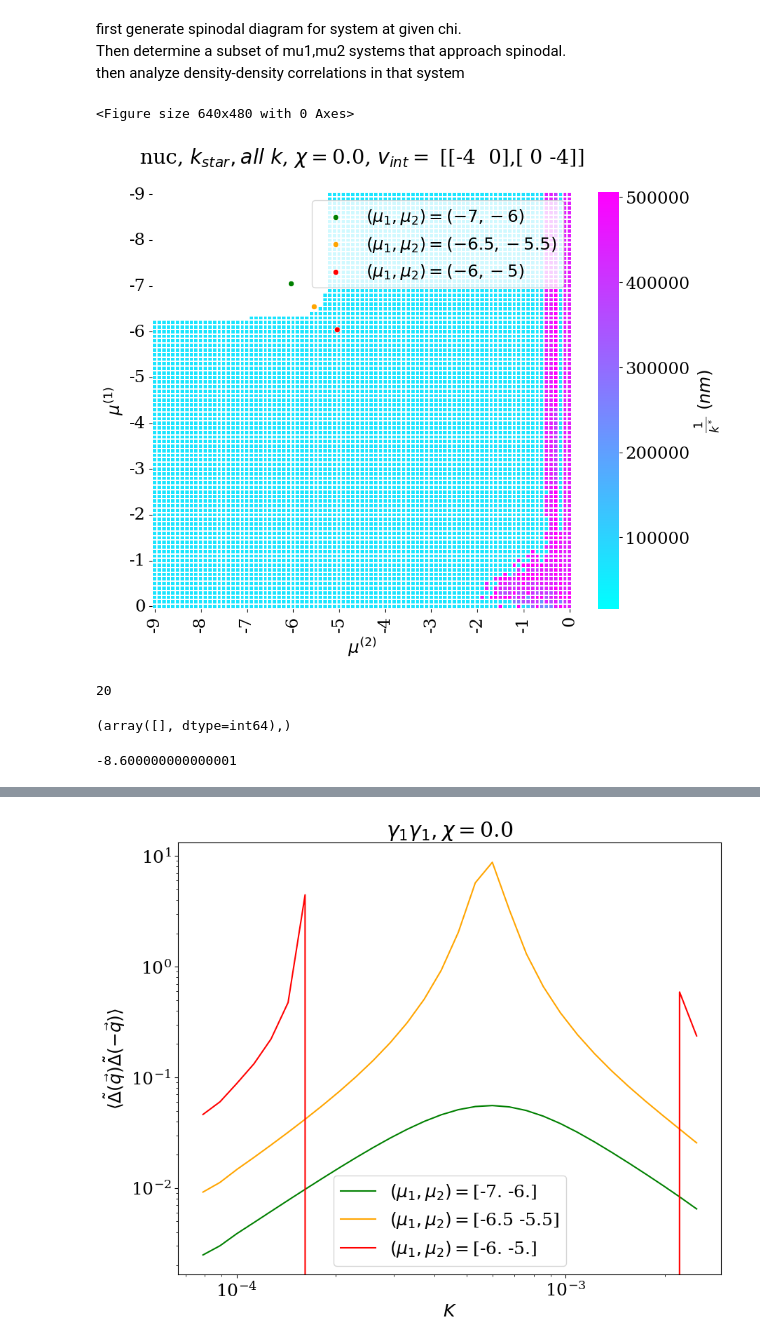
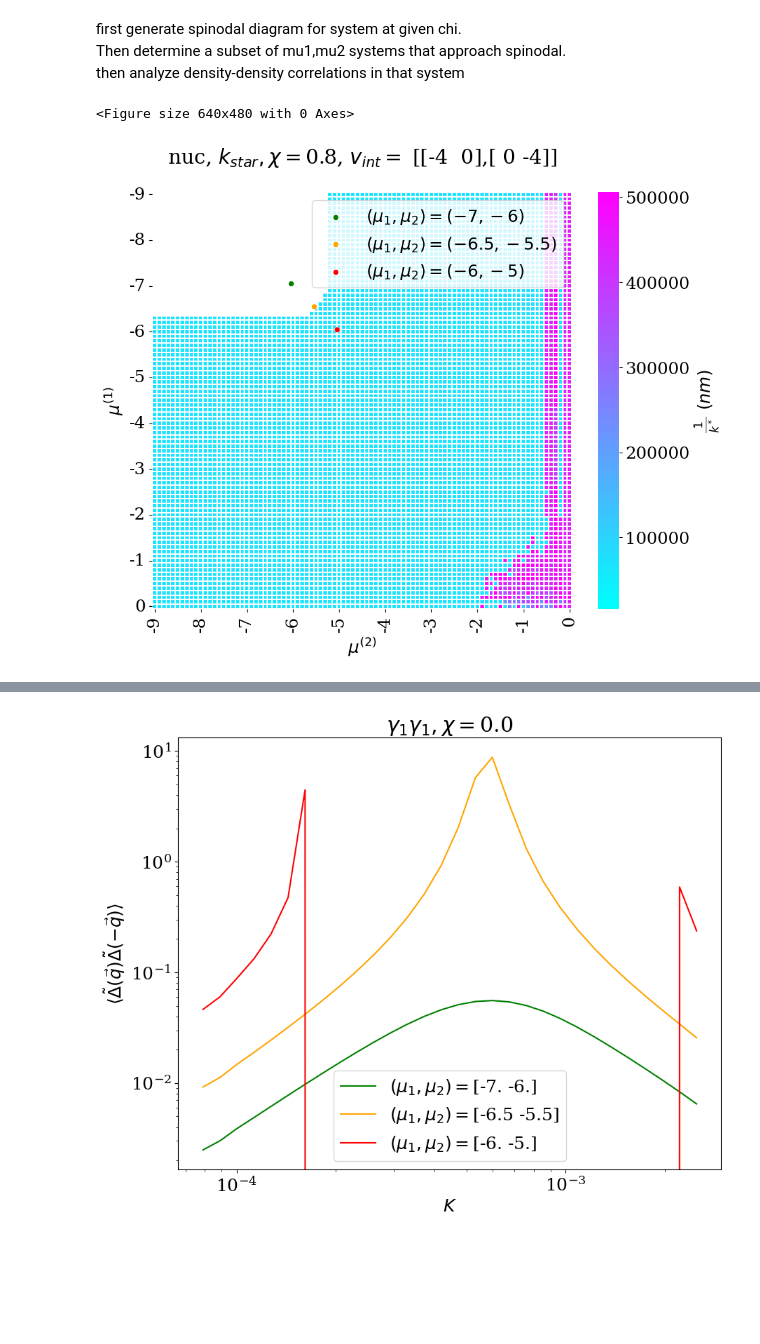
Before and after one commit to tmhabte/wlcsim_membrane, a Jupyter notebook: chrom_stab/density-density_corr_comp.ipynb, the cells around one changed output, grey strips where cells are left out. Saved outputs shown, nothing was run; the diff lists cells and outputs as text; code cells hidden in the pictures; blank space fills up the shorter version.

```diff
--- a/chrom_stab/density-density_corr_comp.ipynb
+++ b/chrom_stab/density-density_corr_comp.ipynb
@@ -70,7 +74,7 @@ Then determine a subset of mu1,mu2 systems that approach spinodal. \
 then analyze density-density correlations in that system
 # %%
 # stab anal
-chi = 0.
+chi = 0.8
 # chi = 30539.6/N
 
 min_eigval_arr = np.zeros((len(mu1_array[:]), len(mu2_array[:]), len(k_vec)))
@@ -155,58 +159,52 @@ prot2_fluc = min_eigvec_arr_allk[:,:,2]
 prot2_fluc[np.where(np.sign(min_eigval_arr_allk) == 1) ] = 0
 # %%
 #density maps
-# Explanation: first choose distances (in number of kuhn lengths) [or choose any length, then convert to # of kuhn lenghts]
+# WRONG Explanation: first choose distances (in number of kuhn lengths) [or choose any length, then convert to # of kuhn lenghts]
 # then invert these distances to get magnitudes of wavevectors
 # then find k star, and invert it to get the critical lengthscale in units of number of kuhn lengths
 # finally, (dimensional anaylsis) multiply critical lengthscale by kuhn length in nm to get lengthscale in nm!
+# b*(1/(k_star_arr)
+
+# GOOD Explanation: first choose distances. These distances must be in the same units at the persisitnece length due to exp(xm)
+# term in sf calculation. Doesnt matter if used b to scale the lengths used- they are still in nanometers
+# then invert these distances to get magnitudes of wavevectors
+# then find k star, and invert it to get the critical lengthscale in units of nm
 fig = plt.figure()
 plt.figure(figsize=(10,8))
 
 font = {'family' : 'serif',
         'weight':'normal',
         'size': 18}
 plt.rc('font', **font)
 
 k_star_arr[np.where(np.sign(min_eigval_arr_allk) == 1) ] = np.nan
-ax = sns.heatmap(b*(1/(k_star_arr)), linewidth=0.25, cmap = "cool", xticklabels=mu2_array, yticklabels=mu1_array,\
+ax = sns.heatmap((1/(k_star_arr)), linewidth=0.25, cmap = "cool", xticklabels=mu2_array, yticklabels=mu1_array,\
                  cbar_kws={'label':  r"$ \frac{1}{k^*} \ (nm)$"},\
-                    vmin=b/(k_vec[-1]), vmax=b/(k_vec[0]))
+                    vmin=1/(k_vec[-1]), vmax=1/(k_vec[0]))
 
 ax.set_xticks(ax.get_xticks()[::spacing])
 ax.set_xticklabels(mu2_array[::spacing].astype(np.int64))
 ax.set_yticks(ax.get_yticks()[::spacing])
 ax.set_yticklabels(mu1_array[::spacing].astype(np.int64))
 
 
 # plt.plot(27.3,10.5,'go')
 sns.scatterplot(x=[30],y=[20], color = "green", label = "$(\mu_1, \mu_2) = (-7, -6)$")
 sns.scatterplot(x=[35],y=[25], color = "orange", label = "$(\mu_1, \mu_2) = (-6.5, -5.5)$")
 sns.scatterplot(x=[40],y=[30], color = "red", label = "$(\mu_1, \mu_2) = (-6, -5)$")
 
 plt.ylabel("$\mu^{(1)}$")
 plt.xlabel("$\mu^{(2)}$")
-plt.title(looping + r"$ k_{star}, all \ k$" +  ", $\chi = $" + \
-          str(np.round(chi*N, 2)) \
+plt.title(looping + r"$ k_{star}, \chi = $" + \
+          str(np.round(chi, 2)) \
           +  ", $v_{int} = $ [" + str(v_int[0]) + "," + str(v_int[1]) + "]" +\
           "\n")
 
 
 plt.show()
 # %% [output]
 <Figure size 640x480 with 0 Axes>
-[figure, old version]
+[figure, new version]
-# %%
-np.where(np.round(mu1_array, 1) == -7)[0][0]
-# %% [output]
-20
-# %%
-np.where(mu1_array == -7.)#[0][0]
-# %% [output]
-(array([], dtype=int64),)
-# %%
-mu1_array[4]
-# %% [output]
--8.600000000000001
 # %%
 #dens-dens analysis
 mu_pnts = np.array([[-7, -6],[-6.5, -5.5], [-6, -5]])
```
Also changed, not shown: parts of 60 cells of this notebook.
